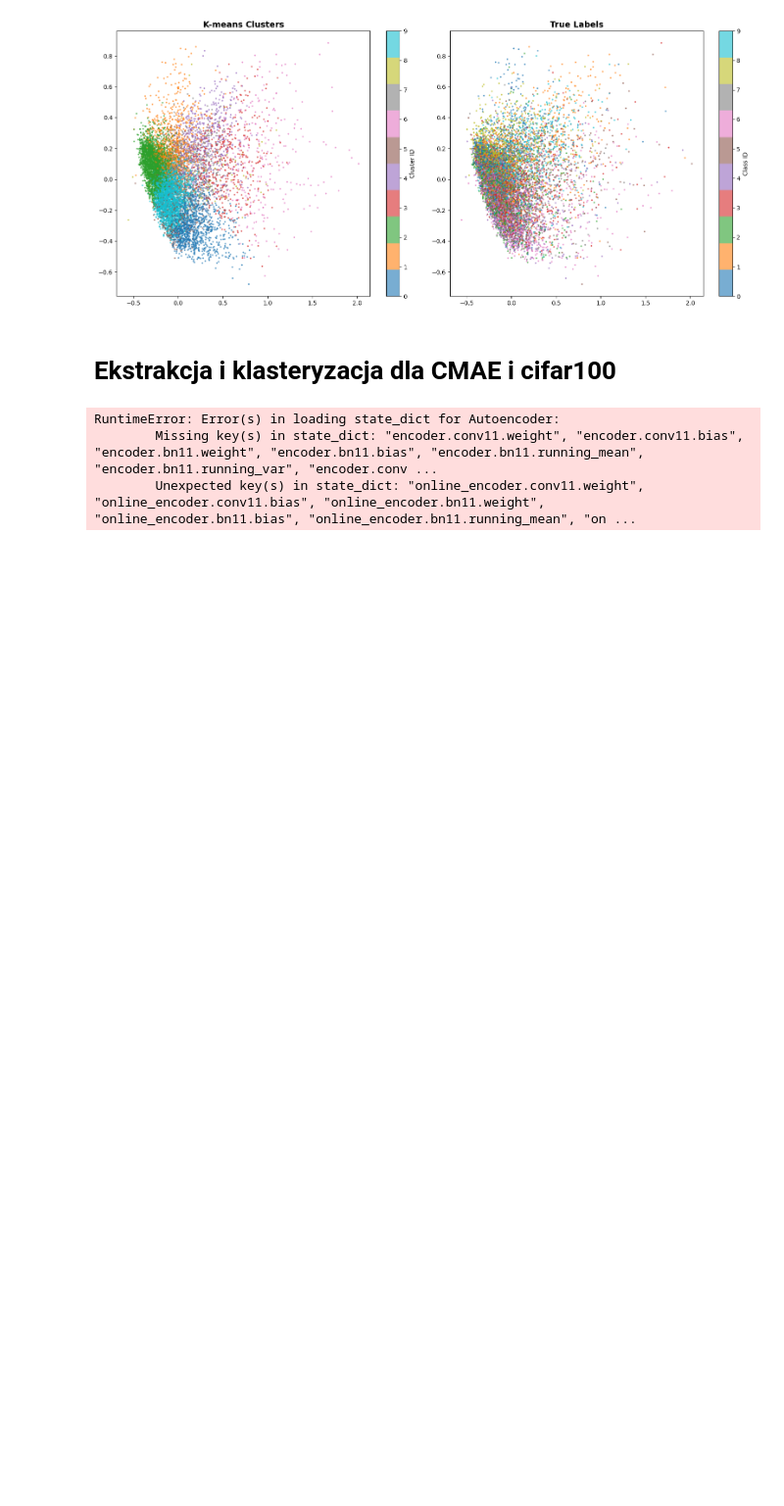
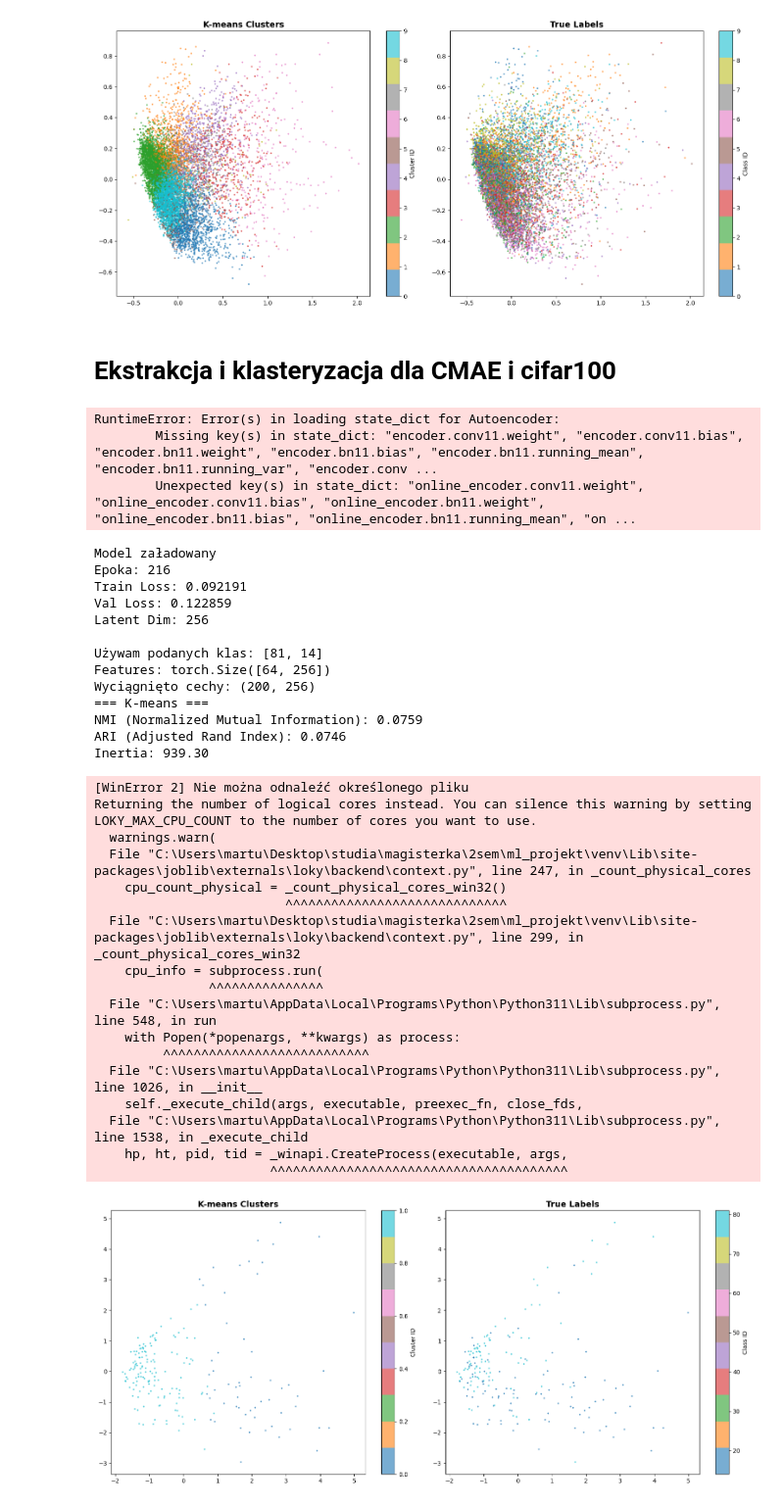
Before and after one commit to AnnCzar/autoencoder-clustering-ml-project, a Jupyter notebook: src/clustering/extract_and_cluster.ipynb, the cells around one changed output. Shown at 98% size. Cells and saved outputs as stored; diff of their text form; code cells hidden in the pictures; blank space fills up the shorter version.

```diff
--- a/src/clustering/extract_and_cluster.ipynb
+++ b/src/clustering/extract_and_cluster.ipynb
@@ -488,3 +666,69 @@ visualize_clusters(features, cluster_ids, labels, vis_path)
 RuntimeError: Error(s) in loading state_dict for Autoencoder:
         Missing key(s) in state_dict: "encoder.conv11.weight", "encoder.conv11.bias", "encoder.bn11.weight", "encoder.bn11.bias", "encoder.bn11.running_mean", "encoder.bn11.running_var", "encoder.conv ...
         Unexpected key(s) in state_dict: "online_encoder.conv11.weight", "online_encoder.conv11.bias", "online_encoder.bn11.weight", "online_encoder.bn11.bias", "online_encoder.bn11.running_mean", "on ...
+# %%
+# ładowanie modelu
+model_path= '../training_results/cmae/cifar100/cmae_cifar10_best_20260112_233713.pt'
+model, checkpoint = load_trained_model(model_path, model_type='cmae')
+selected_classes = checkpoint.get('selected_classes', None)
+# print(model)
+# print(checkpoint)
+
+
+# ładowanie danych testowych
+batch_size = 64
+_, _, _, _, test_loader = create_and_load_subset(2, batch_size=batch_size, seed=42, selected_classes=selected_classes)
+
+# print(f"Obrazów testowych: {len(test_loader)}")
+# for batch_idx, (image, _) in enumerate(test_loader):
+#     print(f"Batch {batch_idx} / {len(test_loader)}")
+
+
+# wyciąganie cech
+features, labels = extract_features(model, test_loader)
+
+# klasteryzacja
+n_clusters = 2
+cluster_ids, kmeans, metrics = clustering(features, labels, n_clusters)
+
+# zapis wynikow
+BASE_DIR = os.getcwd()
+save_dir = os.path.join(BASE_DIR, '../..', 'experiments', 'cmae','cifar100')
+os.makedirs(save_dir, exist_ok=True)
+results_df, summary_df = save_results_to_csv(cluster_ids, labels, metrics, save_dir)
+
+# wizualizacja
+vis_path = os.path.join(save_dir, 'clusters_visualization.png')
+visualize_clusters(features, cluster_ids, labels, vis_path)
+# %% [output]
+Model załadowany
+Epoka: 216
+Train Loss: 0.092191
+Val Loss: 0.122859
+Latent Dim: 256
+
+Używam podanych klas: [81, 14]
+Features: torch.Size([64, 256])
+Wyciągnięto cechy: (200, 256)
+=== K-means ===
+NMI (Normalized Mutual Information): 0.0759
+ARI (Adjusted Rand Index): 0.0746
+Inertia: 939.30
+[WinError 2] Nie można odnaleźć określonego pliku
+Returning the number of logical cores instead. You can silence this warning by setting LOKY_MAX_CPU_COUNT to the number of cores you want to use.
+  warnings.warn(
+  File "C:\Users\martu\Desktop\studia\magisterka\2sem\ml_projekt\venv\Lib\site-packages\joblib\externals\loky\backend\context.py", line 247, in _count_physical_cores
+    cpu_count_physical = _count_physical_cores_win32()
+                         ^^^^^^^^^^^^^^^^^^^^^^^^^^^^^
+  File "C:\Users\martu\Desktop\studia\magisterka\2sem\ml_projekt\venv\Lib\site-packages\joblib\externals\loky\backend\context.py", line 299, in _count_physical_cores_win32
+    cpu_info = subprocess.run(
+               ^^^^^^^^^^^^^^^
+  File "C:\Users\martu\AppData\Local\Programs\Python\Python311\Lib\subprocess.py", line 548, in run
+    with Popen(*popenargs, **kwargs) as process:
+         ^^^^^^^^^^^^^^^^^^^^^^^^^^^
+  File "C:\Users\martu\AppData\Local\Programs\Python\Python311\Lib\subprocess.py", line 1026, in __init__
+    self._execute_child(args, executable, preexec_fn, close_fds,
+  File "C:\Users\martu\AppData\Local\Programs\Python\Python311\Lib\subprocess.py", line 1538, in _execute_child
+    hp, ht, pid, tid = _winapi.CreateProcess(executable, args,
+                       ^^^^^^^^^^^^^^^^^^^^^^^^^^^^^^^^^^^^^^^
+[figure, added]
```
Also changed, not shown: parts of 7 cells of this notebook, 4 other files.
